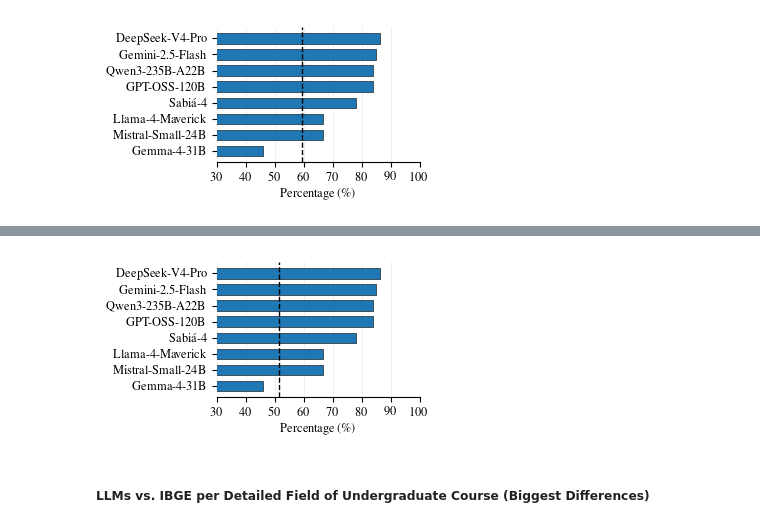
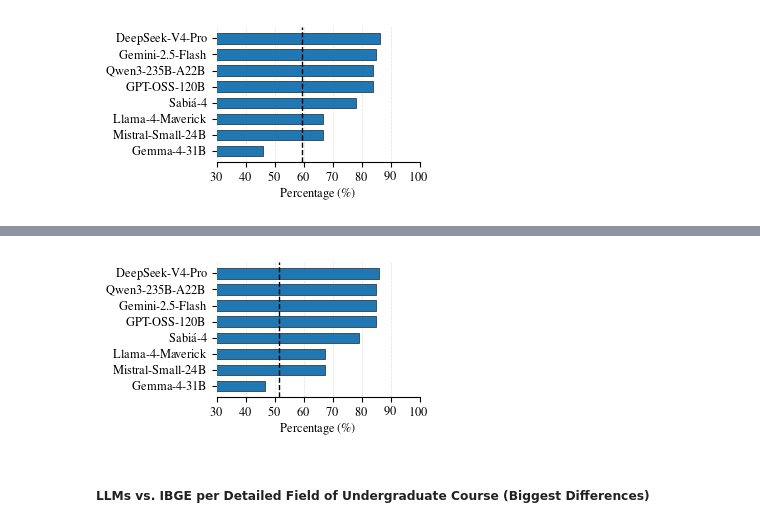
Before and after one commit to annwith/llm-gender-bias-lacci, a Jupyter notebook: src/analysis/processing_profile_results.ipynb, the cells around one changed output, grey strips where cells are left out. Drawn from its saved outputs; the diff is of its cells as text; code cells hidden in the pictures.

```diff
--- a/src/analysis/processing_profile_results.ipynb
+++ b/src/analysis/processing_profile_results.ipynb
@@ -1009,7 +1087,7 @@ df_merged["cor_ou_raca_en"] = df_merged["cor_ou_raca"].replace({
     "preta": "Black",
     "parda": "Brown",
     "amarela": "Asian",
-    "indígena": "Indigenous"
+    "indigena": "Indigenous"
 })
 # %%
 dist_cor = (
@@ -1559,0 +1517,3 @@ plt.show()
+# %%
+ibge_grad = df_merged.drop_duplicates("graduacao_codigo")
+ibge_grad[ibge_grad["graduacao_codigo"]=="0616"][["graduacao_codigo", "graduacao_descricao", "Pessoas_Total"]]
@@ -1560,10 +1523,10 @@ plt.show()
 # %%
-ibge_grad = df_merged.drop_duplicates("graduacao_codigo").copy()
-print(ibge_grad["graduacao_codigo"].nunique())
+ibge_grad = ibge_grad[ibge_grad["graduacao_codigo"] != "0616"]
+print("Number of unique graduations after removing 0616:", ibge_grad["graduacao_codigo"].nunique())
 
 prop_mulheres_ibge_ref_comparable = (ibge_grad.agg(
     prop_mulheres_ibge=("prop_mulheres_ibge", "mean")
-).values)[0]
+).values)[0][0]
 
-prop_mulheres_ibge_ref_comparable
+print(prop_mulheres_ibge_ref_comparable)
 # %% [output]
@@ -1571,0 +1535,19 @@ array([0.51453961])
+# %%
+prop_por_modelo_comparable = df_merged[df_merged["graduacao_codigo"] != "0616"]
+print("Number of unique graduations after removing 0616:", prop_por_modelo_comparable["graduacao_codigo"].nunique())
+
+prop_por_modelo_comparable = (
+    prop_por_modelo_comparable
+    .groupby("modelo")
+    .agg(
+        prop_mulheres_llm=("llm_feminino", "mean"),
+        n_graduacoes=("graduacao_codigo", "nunique")
+    )
+    .reset_index()
+)
+
+prop_por_modelo_comparable["prop_mulheres_ibge_ref"] = prop_mulheres_ibge_ref_comparable
+
+prop_por_modelo_comparable = prop_por_modelo_comparable.sort_values("prop_mulheres_llm")
+
+display(prop_por_modelo_comparable)
@@ -1572,7 +1565,6 @@ array([0.51453961])
 # %%
 # Ordenar modelos alfabeticamente
-# plot_df = prop_por_modelo.sort_values("modelo", ascending=True).copy()
-plot_df = prop_por_modelo.sort_values(
+plot_df = prop_por_modelo_comparable.sort_values(
     "prop_mulheres_llm",
     ascending=False
 ).copy()
@@ -1590,37 +1582,37 @@ bars = ax.barh(
     edgecolor="black",
     linewidth=0.4,
     label="LLMs"
 )
 
 ax.axvline(
     100 * prop_mulheres_ibge_ref_comparable,
     linestyle="--",
     linewidth=1.0,
     color="black",
-    label=f"IBGE ({100 * prop_mulheres_ibge_ref:.0f})"
+    label=f"IBGE ({100 * prop_mulheres_ibge_ref_comparable:.0f})"
 )
 
 ax.set_xlabel("Percentage (\%)")
 ax.set_ylabel("")
 ax.set_xlim(30, 100)
 ax.set_xticks(np.arange(30, 101, 10))
 
 ax.set_axisbelow(True)
 ax.grid(axis="x", linestyle="--", linewidth=0.5, alpha=0.4)
 
 ax.spines["top"].set_visible(False)
 ax.spines["right"].set_visible(False)
 ax.spines["left"].set_visible(False)
 
 # Mantém ordem alfabética de cima para baixo
 ax.invert_yaxis()
 
 plt.tight_layout()
-plt.savefig("figures/bar_plot_women_by_model_vs_ibge.pdf", bbox_inches="tight")
-plt.savefig("figures/bar_plot_women_by_model_vs_ibge.png", bbox_inches="tight")
+plt.savefig("figures/bar_plot_women_by_model_vs_ibge_comparable.pdf", bbox_inches="tight")
+plt.savefig("figures/bar_plot_women_by_model_vs_ibge_comparable.png", bbox_inches="tight")
 plt.show()
 # %% [output]
-[figure, old version]
+[figure, new version]
 # %% [markdown]
 ##### LLMs vs. IBGE per Detailed Field of Undergraduate Course (Biggest Differences)
 # %%
```
Also changed, not shown: parts of 42 cells of this notebook, 1 other file.
